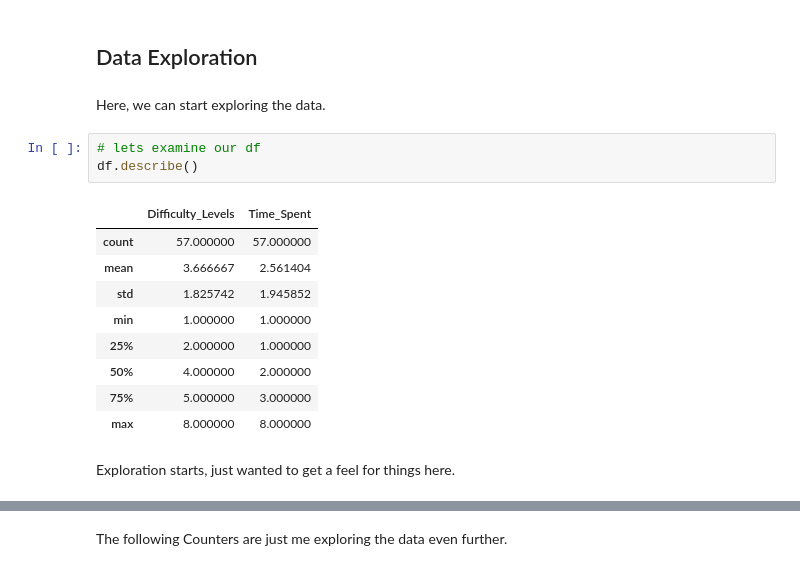
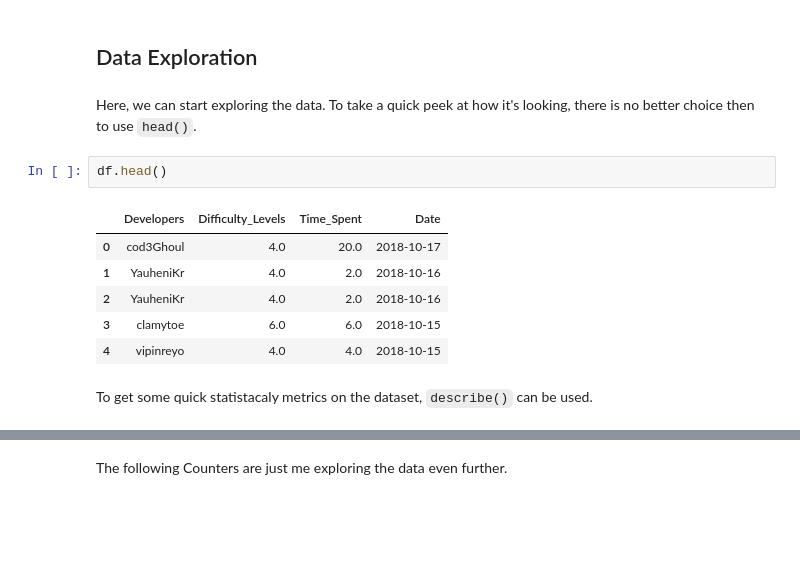
Before and after one commit to pybites/challenges, a Jupyter notebook: 47/clamytoe/Pybites Community Activity.ipynb, the cells around one changed output, grey strips where cells are left out. Saved outputs shown, nothing was run; the diff lists cells and outputs as text; blank space fills up the shorter version.

```diff
--- a/47/clamytoe/Pybites Community Activity.ipynb
+++ b/47/clamytoe/Pybites Community Activity.ipynb
@@ -112,19 +167,15 @@ df
 # %% [markdown]
 ## Data Exploration
-# %% [markdown]
-Here, we can start exploring the data.
-# %%
-# lets examine our df
-df.describe()
-# %% [output]
-|  | Difficulty_Levels | Time_Spent |
-| count | 57.000000 | 57.000000 |
-| mean | 3.666667 | 2.561404 |
-| std | 1.825742 | 1.945852 |
-| min | 1.000000 | 1.000000 |
-| 25% | 2.000000 | 1.000000 |
-| 50% | 4.000000 | 2.000000 |
-| 75% | 5.000000 | 3.000000 |
-| max | 8.000000 | 8.000000 |
-# %% [markdown]
-Exploration starts, just wanted to get a feel for things here.
+# %% [markdown]
+Here, we can start exploring the data. To take a quick peek at how it's looking, there is no better choice then to use `head()`.
+# %%
+df.head()
+# %% [output]
+|  | Developers | Difficulty_Levels | Time_Spent | Date |
+| 0 | cod3Ghoul | 4.0 | 20.0 | 2018-10-17 |
+| 1 | YauheniKr | 4.0 | 2.0 | 2018-10-16 |
+| 2 | YauheniKr | 4.0 | 2.0 | 2018-10-16 |
+| 3 | clamytoe | 6.0 | 6.0 | 2018-10-15 |
+| 4 | vipinreyo | 4.0 | 4.0 | 2018-10-15 |
+# %% [markdown]
+To get some quick statistacaly metrics on the dataset, `describe()` can be used.
```
Also changed, not shown: parts of 50 cells of this notebook, 5 other files.
